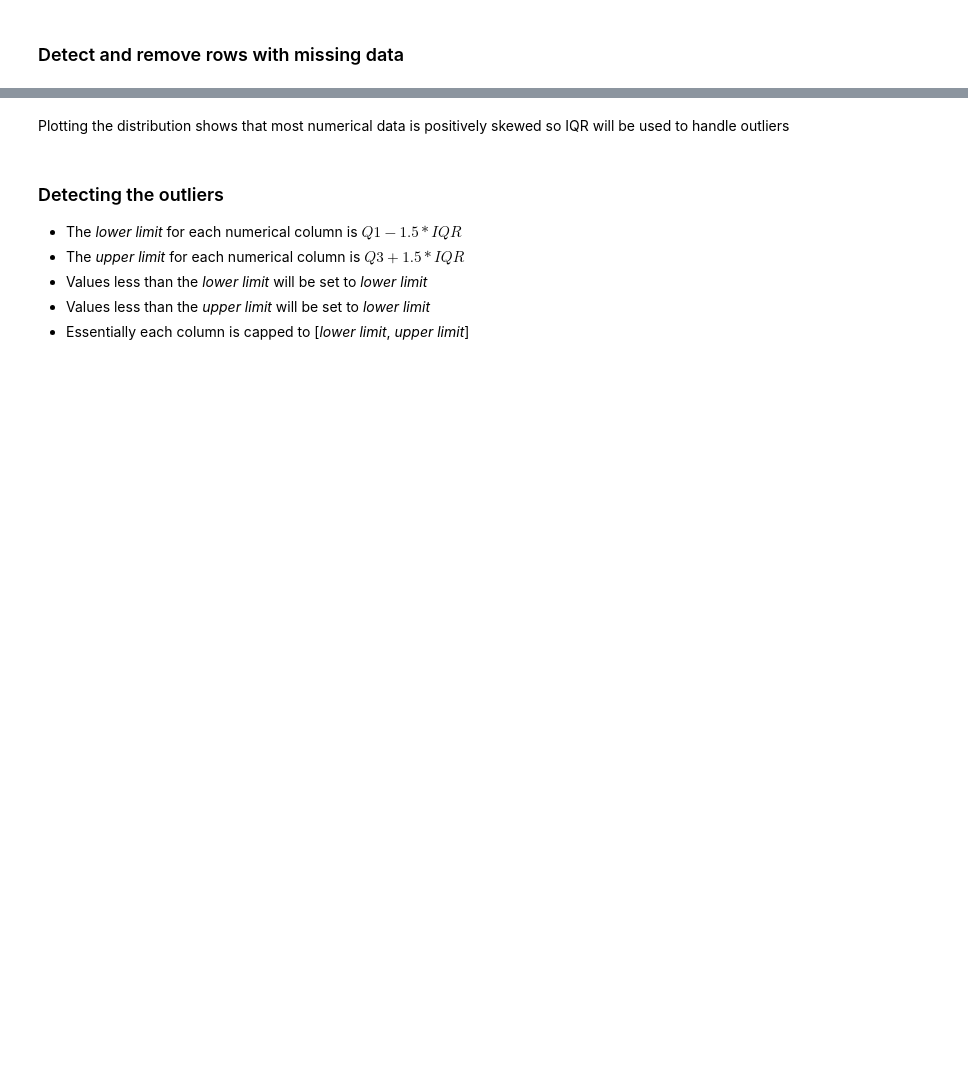
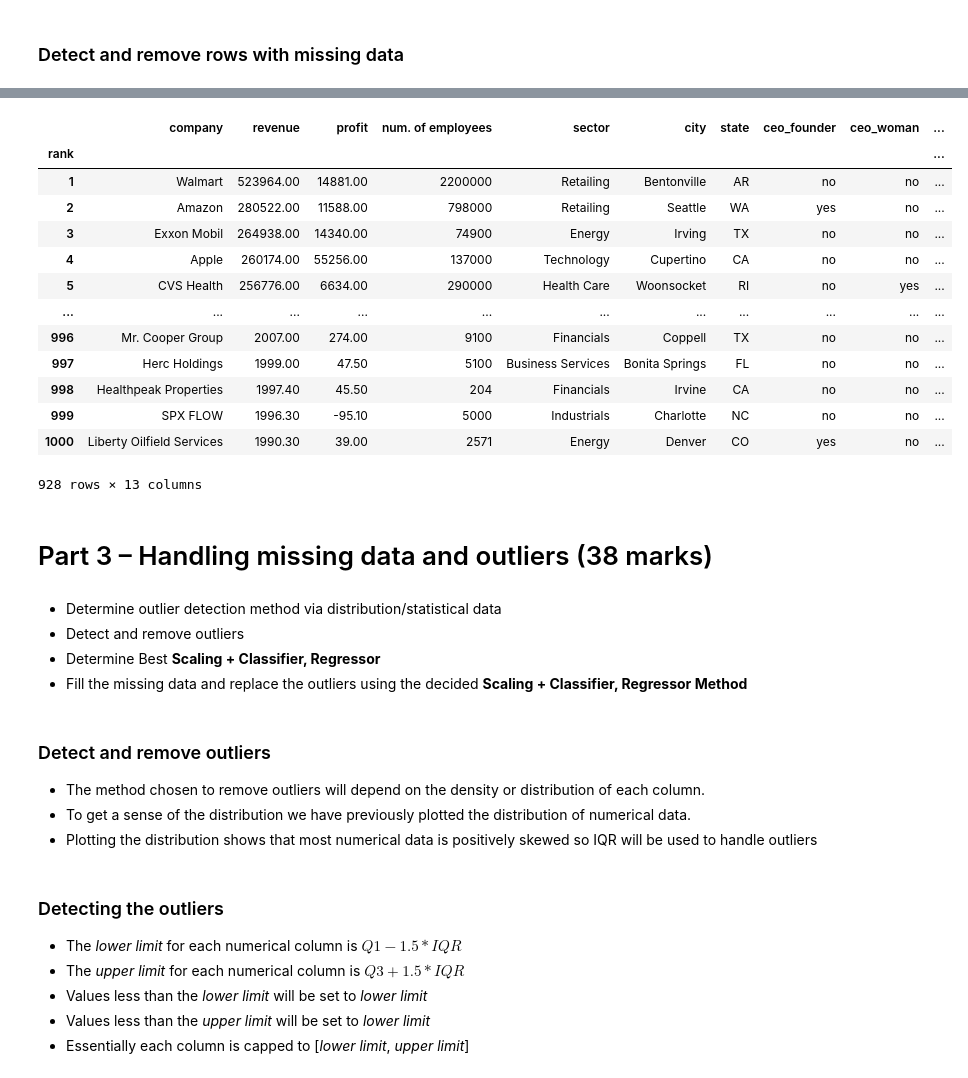
Before and after one commit to BrandonHardatt/fortune-1000, a Jupyter notebook: Project-Iteration2.ipynb, the cells around one changed output, grey strips where cells are left out. Saved outputs shown, nothing was run; the diff lists cells and outputs as text; code cells hidden in the pictures; blank space fills up the shorter version.

```diff
--- a/Project-Iteration2.ipynb
+++ b/Project-Iteration2.ipynb
@@ -83,3 +81,0 @@ The columns that we plan to work with frequently have been moved to the left.
-# %%
-df = df[['company', 'revenue', 'profit', 'Market Cap', 'num. of employees', 'sector', 'city', 'state', 'CEO', 'prev_rank', 'rank_change', 'newcomer', 'ceo_founder', 'ceo_woman', 'profitable', 'Ticker', 'Website']]
-df.head()
@@ -149,5 +266,32 @@ plot_histograms_density(df, numerical_attributes)
+# %%
+df
+# %% [output]
+|  | company | revenue | profit | num. of employees | sector | city | state | ceo_founder | ceo_woman | ... |
+| rank |  |  |  |  |  |  |  |  |  | ... |
+| 1 | Walmart | 523964.00 | 14881.00 | 2200000 | Retailing | Bentonville | AR | no | no | ... |
+| 2 | Amazon | 280522.00 | 11588.00 | 798000 | Retailing | Seattle | WA | yes | no | ... |
+| 3 | Exxon Mobil | 264938.00 | 14340.00 | 74900 | Energy | Irving | TX | no | no | ... |
+| 4 | Apple | 260174.00 | 55256.00 | 137000 | Technology | Cupertino | CA | no | no | ... |
+| 5 | CVS Health | 256776.00 | 6634.00 | 290000 | Health Care | Woonsocket | RI | no | yes | ... |
+| ... | ... | ... | ... | ... | ... | ... | ... | ... | ... | ... |
+| 996 | Mr. Cooper Group | 2007.00 | 274.00 | 9100 | Financials | Coppell | TX | no | no | ... |
+| 997 | Herc Holdings | 1999.00 | 47.50 | 5100 | Business Services | Bonita Springs | FL | no | no | ... |
+| 998 | Healthpeak Properties | 1997.40 | 45.50 | 204 | Financials | Irvine | CA | no | no | ... |
+| 999 | SPX FLOW | 1996.30 | -95.10 | 5000 | Industrials | Charlotte | NC | no | no | ... |
+| 1000 | Liberty Oilfield Services | 1990.30 | 39.00 | 2571 | Energy | Denver | CO | yes | no | ... |
+928 rows × 13 columns
+# %% [markdown]
+# Part 3 – Handling missing data and outliers (38 marks)
+# %% [markdown]
+- Determine outlier detection method via distribution/statistical data
+- Detect and remove outliers
+- Determine Best **Scaling + Classifier, Regressor**
+- Fill the missing data and replace the outliers using the decided **Scaling + Classifier, Regressor Method**
 # %% [markdown]
-Plotting the distribution shows that most numerical data is positively skewed so IQR will be used to handle outliers
+### Detect and remove outliers
+- The method chosen to remove outliers will depend on the density or distribution of each column.
+- To get a sense of the distribution we have previously plotted the distribution of numerical data.
+-  Plotting the distribution shows that most numerical data is positively skewed so IQR will be used to handle outliers
 # %% [markdown]
 ### Detecting the outliers
 - The *lower limit* for each numerical column is $Q1 - 1.5 * IQR$
```
Also changed, not shown: parts of 39 cells of this notebook, 6 other files.
